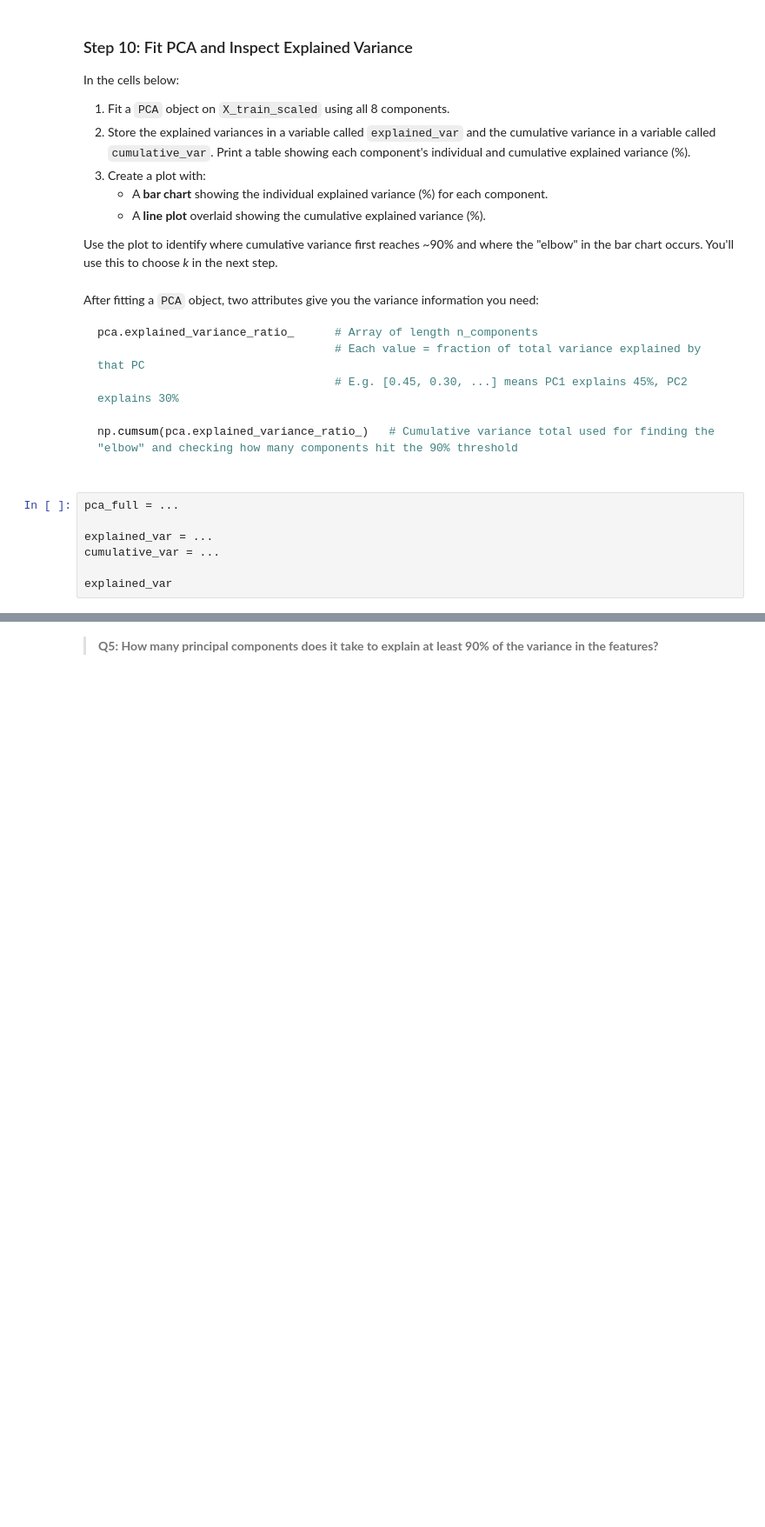
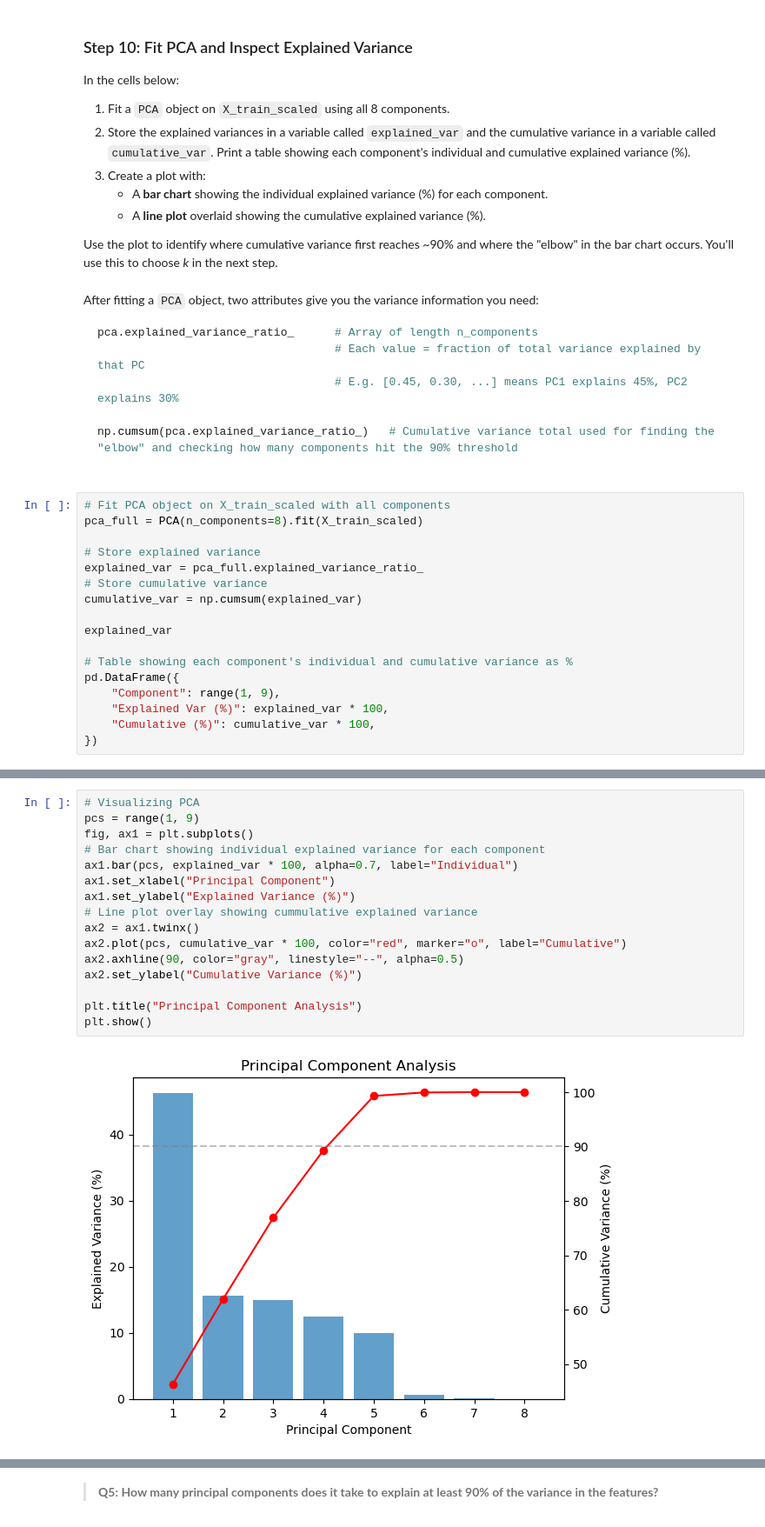
Before and after one commit to sandovaljoaquin/assignment-3, a Jupyter notebook: task1/hw3-task1.ipynb, the cells around one changed output, grey strips where cells are left out. Shown at 87% size. Saved outputs shown, nothing was run; the diff lists cells and outputs as text; blank space fills up the shorter version.

````diff
--- a/task1/hw3-task1.ipynb
+++ b/task1/hw3-task1.ipynb
@@ -454,10 +456,20 @@ np.cumsum(pca.explained_variance_ratio_)   # Cumulative variance total used for
 
 ```
 # %%
-pca_full = ...
+# Fit PCA object on X_train_scaled with all components
+pca_full = PCA(n_components=8).fit(X_train_scaled)
 
-explained_var = ...
-cumulative_var = ...
+# Store explained variance
+explained_var = pca_full.explained_variance_ratio_
+# Store cumulative variance
+cumulative_var = np.cumsum(explained_var)
 
 explained_var
+
+# Table showing each component's individual and cumulative variance as %
+pd.DataFrame({
+    "Component": range(1, 9),
+    "Explained Var (%)": explained_var * 100,
+    "Cumulative (%)": cumulative_var * 100,
+})
 # %% [output]
@@ -465,3 +485,21 @@ Ellipsis
+# %%
+# Visualizing PCA
+pcs = range(1, 9)
+fig, ax1 = plt.subplots()
+# Bar chart showing individual explained variance for each component
+ax1.bar(pcs, explained_var * 100, alpha=0.7, label="Individual")
+ax1.set_xlabel("Principal Component")
+ax1.set_ylabel("Explained Variance (%)")
+# Line plot overlay showing cummulative explained variance
+ax2 = ax1.twinx()
+ax2.plot(pcs, cumulative_var * 100, color="red", marker="o", label="Cumulative")
+ax2.axhline(90, color="gray", linestyle="--", alpha=0.5)
+ax2.set_ylabel("Cumulative Variance (%)")
+
+plt.title("Principal Component Analysis")
+plt.show()
+# %% [output]
+[figure, added]
 # %%
 grader.check("q7")
 # %% [output]
````
Also changed, not shown: parts of 9 cells of this notebook.
